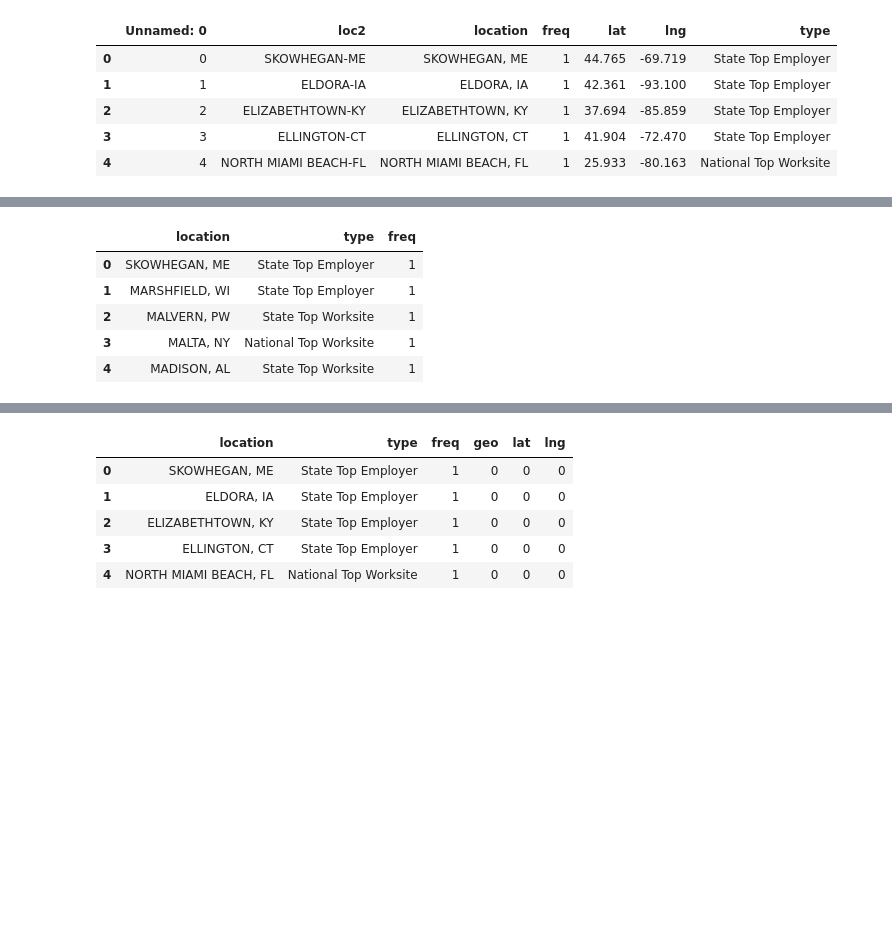
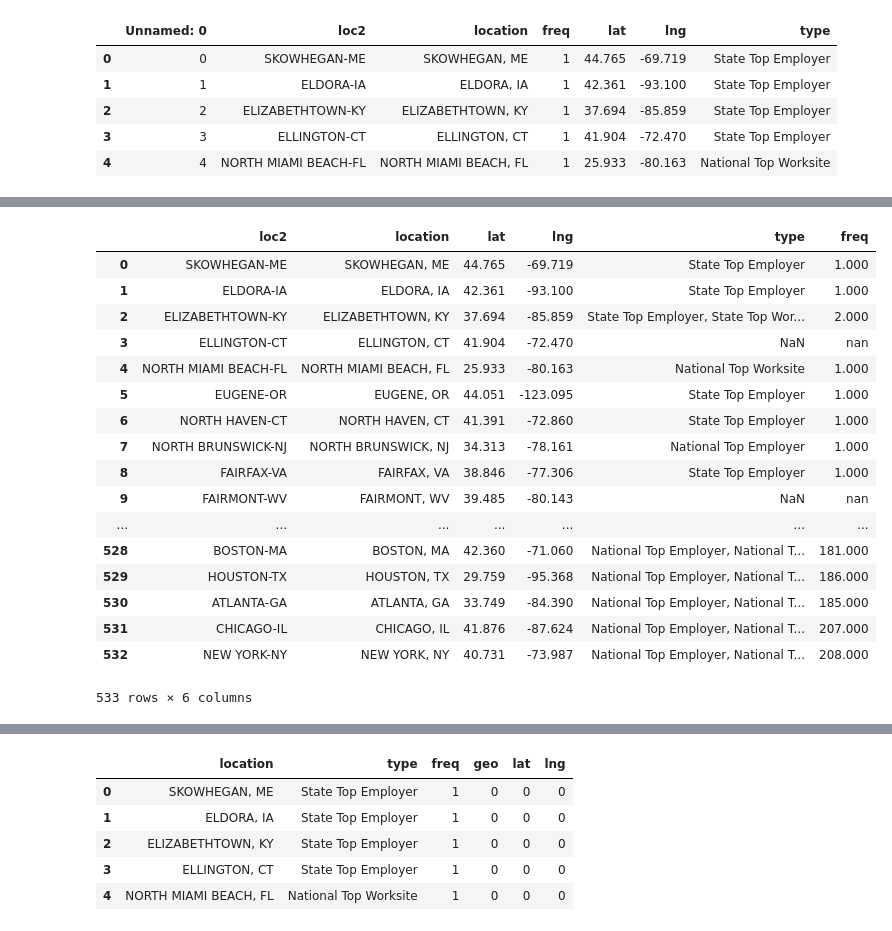
Before and after one commit to aakims/american-dreams.temp, a Jupyter notebook: notebook/DataExplanatoryExercise.ipynb, the cells around one changed output, grey strips where cells are left out. Drawn from its saved outputs; the diff is of its cells as text; code cells hidden in the pictures; blank space fills up the shorter version.

```diff
--- a/notebook/DataExplanatoryExercise.ipynb
+++ b/notebook/DataExplanatoryExercise.ipynb
@@ -2959,9 +2968,23 @@ geo = geocoded[['loc2, location, lat']]
 # %%
-newCityList = pd.merge(geocoded, CityList, how= 'left', left_on= 'loc2', right_on = 'location')
+newCityList = pd.merge(geo, CityList, how= 'left', left_on= 'location', right_on = 'location')
-# %% [output]
-|  | location | type | freq |
-| 0 | SKOWHEGAN, ME | State Top Employer | 1 |
-| 1 | MARSHFIELD, WI | State Top Employer | 1 |
-| 2 | MALVERN, PW | State Top Worksite | 1 |
-| 3 | MALTA, NY | National Top Worksite | 1 |
-| 4 | MADISON, AL | State Top Worksite | 1 |
+# %%
+newCityList
+# %% [output]
+|  | loc2 | location | lat | lng | type | freq |
+| 0 | SKOWHEGAN-ME | SKOWHEGAN, ME | 44.765 | -69.719 | State Top Employer | 1.000 |
+| 1 | ELDORA-IA | ELDORA, IA | 42.361 | -93.100 | State Top Employer | 1.000 |
+| 2 | ELIZABETHTOWN-KY | ELIZABETHTOWN, KY | 37.694 | -85.859 | State Top Employer, State Top Wor... | 2.000 |
+| 3 | ELLINGTON-CT | ELLINGTON, CT | 41.904 | -72.470 | NaN | nan |
+| 4 | NORTH MIAMI BEACH-FL | NORTH MIAMI BEACH, FL | 25.933 | -80.163 | National Top Worksite | 1.000 |
+| 5 | EUGENE-OR | EUGENE, OR | 44.051 | -123.095 | State Top Employer | 1.000 |
+| 6 | NORTH HAVEN-CT | NORTH HAVEN, CT | 41.391 | -72.860 | State Top Employer | 1.000 |
+| 7 | NORTH BRUNSWICK-NJ | NORTH BRUNSWICK, NJ | 34.313 | -78.161 | National Top Employer | 1.000 |
+| 8 | FAIRFAX-VA | FAIRFAX, VA | 38.846 | -77.306 | State Top Employer | 1.000 |
+| 9 | FAIRMONT-WV | FAIRMONT, WV | 39.485 | -80.143 | NaN | nan |
+| ... | ... | ... | ... | ... | ... | ... |
+| 528 | BOSTON-MA | BOSTON, MA | 42.360 | -71.060 | National Top Employer, National T... | 181.000 |
+| 529 | HOUSTON-TX | HOUSTON, TX | 29.759 | -95.368 | National Top Employer, National T... | 186.000 |
+| 530 | ATLANTA-GA | ATLANTA, GA | 33.749 | -84.390 | National Top Employer, National T... | 185.000 |
+| 531 | CHICAGO-IL | CHICAGO, IL | 41.876 | -87.624 | National Top Employer, National T... | 207.000 |
+| 532 | NEW YORK-NY | NEW YORK, NY | 40.731 | -73.987 | National Top Employer, National T... | 208.000 |
+533 rows × 6 columns
```
Also changed, not shown: parts of 10 cells of this notebook, 2 other files.
